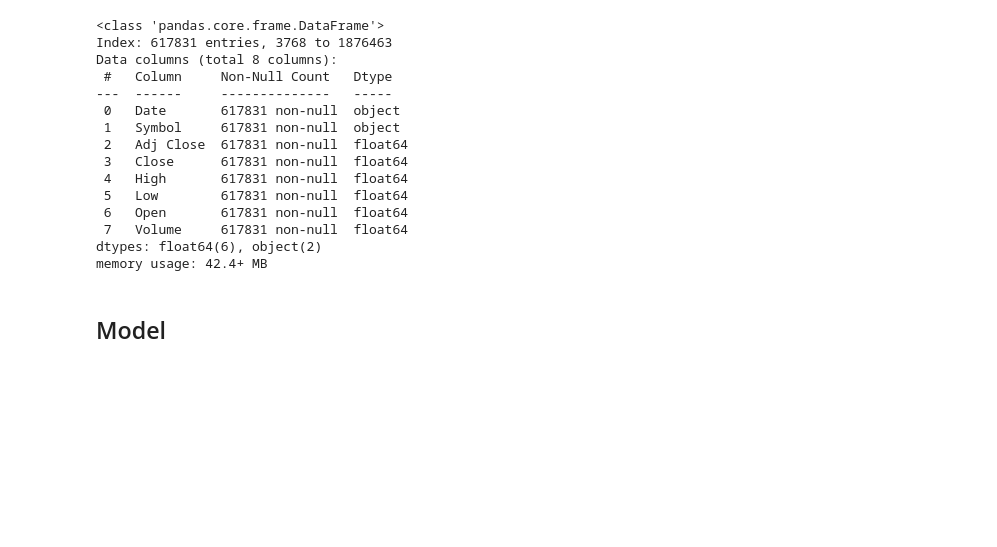
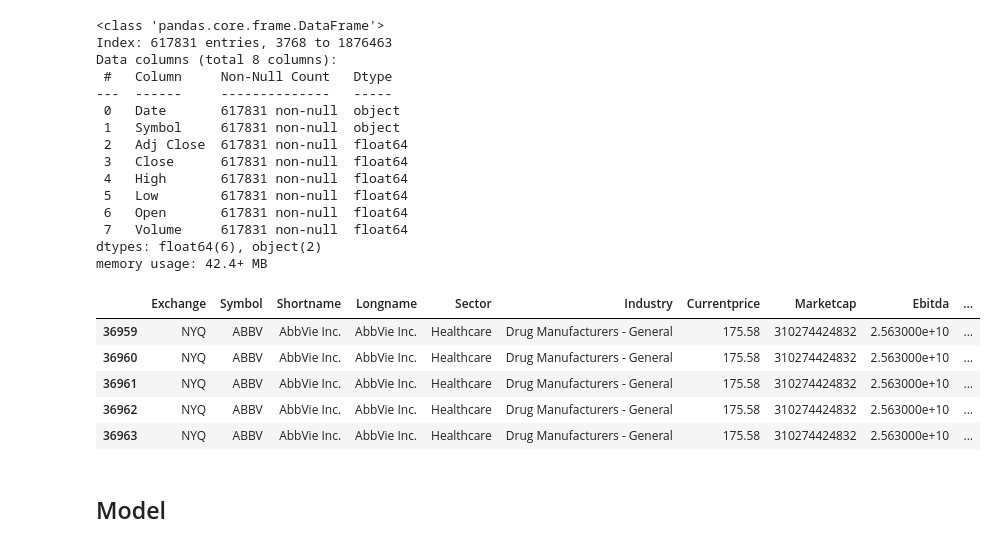
Before and after one commit to Priyav78/Predicting-Stock-Price-with-Time-Data, a Jupyter notebook: P3_Stock_Predictions.ipynb, the cells around one changed output. Drawn from its saved outputs; the diff is of its cells as text; code cells hidden in the pictures; blank space fills up the shorter version.

```diff
--- a/P3_Stock_Predictions.ipynb
+++ b/P3_Stock_Predictions.ipynb
@@ -323,6 +332,17 @@ df_merged = pd.merge(df, df_stocks, on='Symbol', how='inner')
 df_merged['Date'] = pd.to_datetime(df_merged['Date'])
 # %%
 df_merged = df_merged.sort_values(by=['Symbol', 'Date'])
+
+pd.set_option('display.max_columns', None)
+pd.set_option('display.max_colwidth', 100)
+df_merged.head()
+# %% [output]
+|  | Exchange | Symbol | Shortname | Longname | Sector | Industry | Currentprice | Marketcap | Ebitda | ... |
+| 36959 | NYQ | ABBV | AbbVie Inc. | AbbVie Inc. | Healthcare | Drug Manufacturers - General | 175.58 | 310274424832 | 2.563000e+10 | ... |
+| 36960 | NYQ | ABBV | AbbVie Inc. | AbbVie Inc. | Healthcare | Drug Manufacturers - General | 175.58 | 310274424832 | 2.563000e+10 | ... |
+| 36961 | NYQ | ABBV | AbbVie Inc. | AbbVie Inc. | Healthcare | Drug Manufacturers - General | 175.58 | 310274424832 | 2.563000e+10 | ... |
+| 36962 | NYQ | ABBV | AbbVie Inc. | AbbVie Inc. | Healthcare | Drug Manufacturers - General | 175.58 | 310274424832 | 2.563000e+10 | ... |
+| 36963 | NYQ | ABBV | AbbVie Inc. | AbbVie Inc. | Healthcare | Drug Manufacturers - General | 175.58 | 310274424832 | 2.563000e+10 | ... |
 # %%
 # Create lag features
 
```
Also changed, not shown: parts of 5 cells of this notebook.
